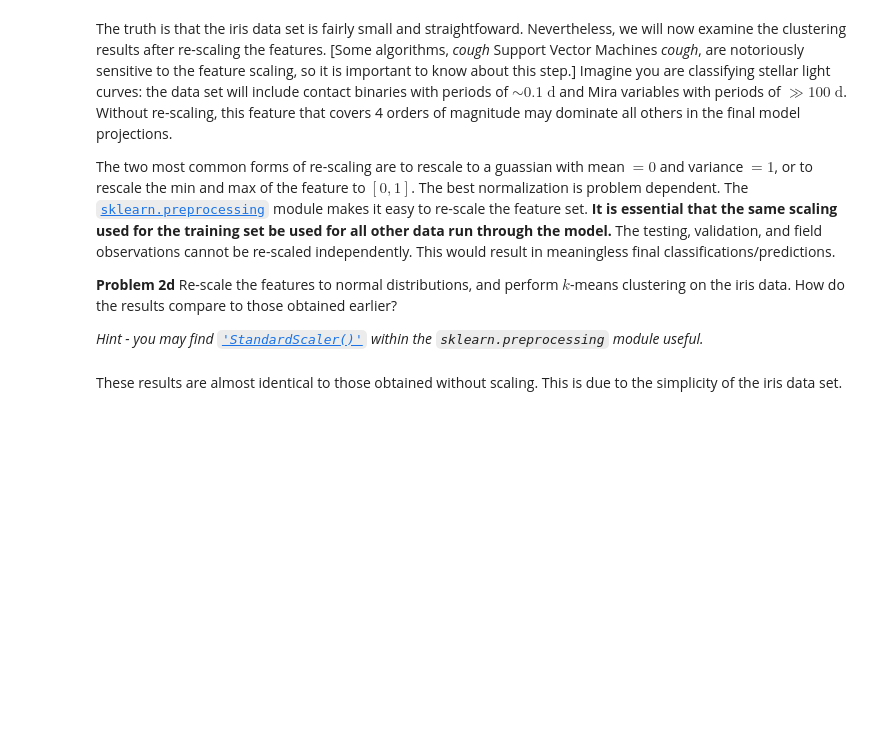
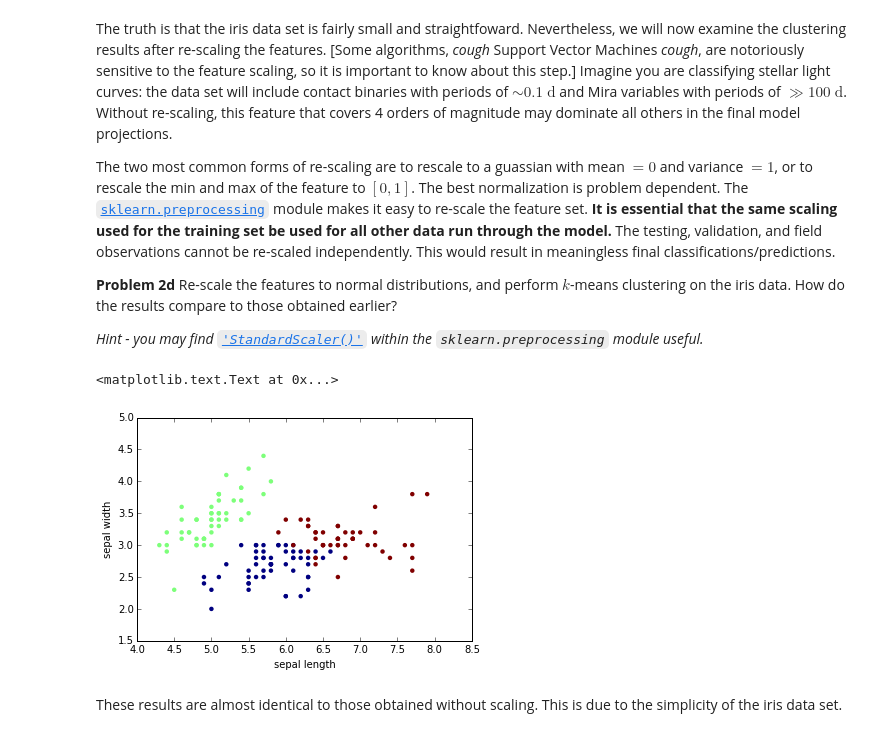
Before and after one commit to d-giles/LSSTC-DSFP-Sessions, a Jupyter notebook: Session1/Day4/IntroToMachineLearning.ipynb, the cells around one changed output. Saved outputs shown, nothing was run; the diff lists cells and outputs as text; code cells hidden in the pictures; blank space fills up the shorter version.

```diff
--- a/Session1/Day4/IntroToMachineLearning.ipynb
+++ b/Session1/Day4/IntroToMachineLearning.ipynb
@@ -190,14 +220,19 @@ The two most common forms of re-scaling are to rescale to a guassian with mean $
 # %%
 from sklearn.preprocessing import StandardScaler
 
-scaler = StandardScaler().fit( # complete
+scaler = StandardScaler().fit(iris.data) # complete
 
-Kcluster = KMeans( # complete
-
+Kcluster = KMeans(n_clusters=3) # complete
+Kcluster.fit(scaler.transform(iris.data))
+x=iris.data[:,0]
+y=iris.data[:,1]
 plt.figure()
-plt.scatter( # complete
+plt.scatter(x,y,c=Kcluster.labels_,cmap="jet",edgecolors='None') # complete
 plt.xlabel('sepal length')
 plt.ylabel('sepal width')
+# %% [output]
+<matplotlib.text.Text at 0x...>
+[figure, added]
 # %% [markdown]
 These results are almost identical to those obtained without scaling. This is due to the simplicity of the iris data set.
 # %% [markdown]
```
Also changed, not shown: parts of 8 cells of this notebook.
